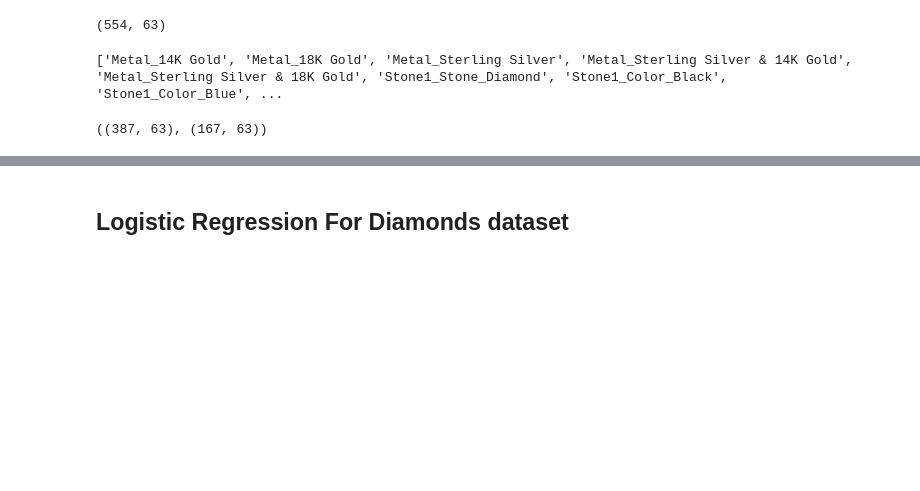
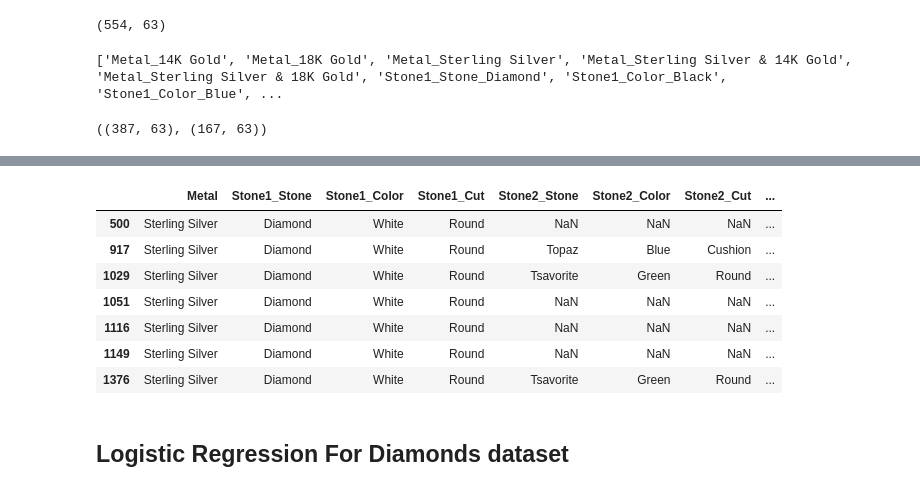
Before and after one commit to rgandhre/SpringBoard, a Jupyter notebook: DataScience_Capstone2/notebooks/Effy_EDA_Rings.ipynb, the cells around one changed output, grey strips where cells are left out. Cells and saved outputs as stored; diff of their text form; code cells hidden in the pictures; blank space fills up the shorter version.

```diff
--- a/DataScience_Capstone2/notebooks/Effy_EDA_Rings.ipynb
+++ b/DataScience_Capstone2/notebooks/Effy_EDA_Rings.ipynb
@@ -984,3 +774,14 @@ X_train_O, X_test_O, y_train_O, y_test_O = train_test_split(df_dummy_rings_O, y1
+# %%
+df_diamondrings[df_diamondrings['Metal'] == 'Sterling Silver']
+# %% [output]
+|  | Metal | Stone1_Stone | Stone1_Color | Stone1_Cut | Stone2_Stone | Stone2_Color | Stone2_Cut | ... |
+| 500 | Sterling Silver | Diamond | White | Round | NaN | NaN | NaN | ... |
+| 917 | Sterling Silver | Diamond | White | Round | Topaz | Blue | Cushion | ... |
+| 1029 | Sterling Silver | Diamond | White | Round | Tsavorite | Green | Round | ... |
+| 1051 | Sterling Silver | Diamond | White | Round | NaN | NaN | NaN | ... |
+| 1116 | Sterling Silver | Diamond | White | Round | NaN | NaN | NaN | ... |
+| 1149 | Sterling Silver | Diamond | White | Round | NaN | NaN | NaN | ... |
+| 1376 | Sterling Silver | Diamond | White | Round | Tsavorite | Green | Round | ... |
 # %% [markdown]
 ## Logistic Regression For Diamonds dataset
 # %%
```
Also changed, not shown: parts of 68 cells of this notebook.
